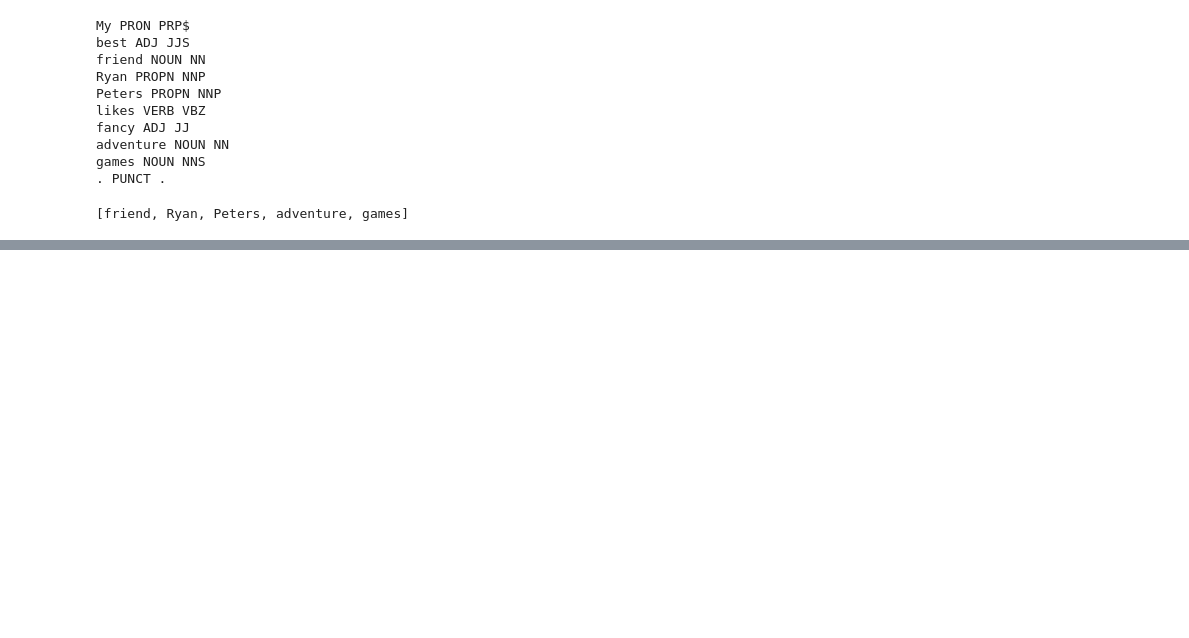
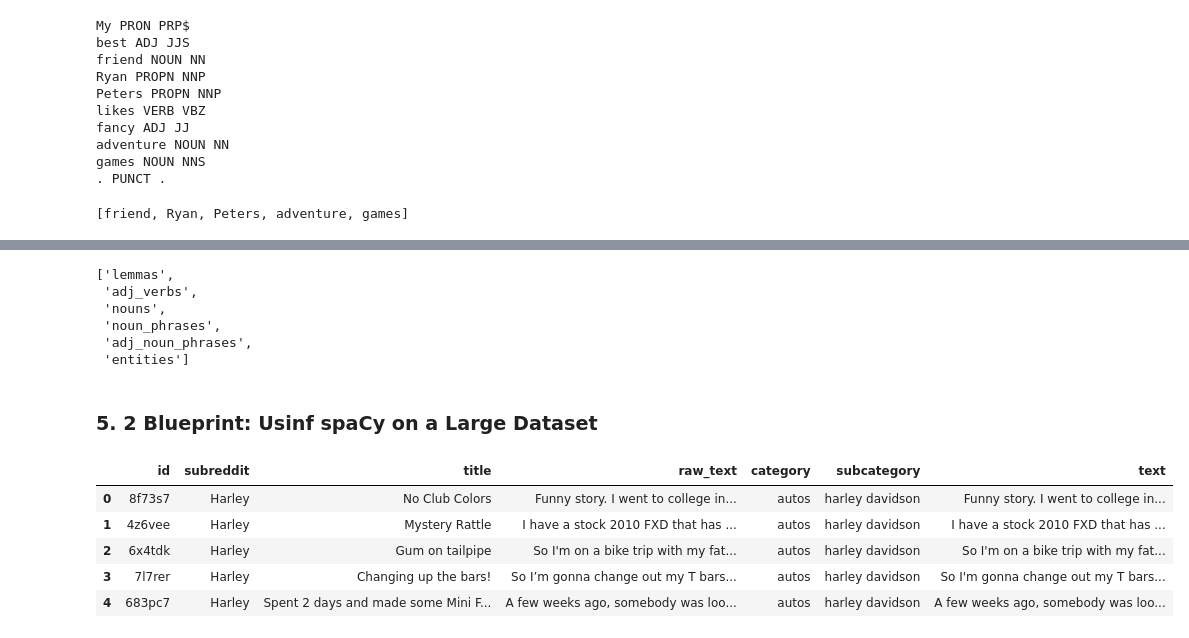
Before and after one commit to nicolasmollier/blueprints_for_text_analytics, a Jupyter notebook: notebooks/chapter_4.ipynb, the cells around one changed output, grey strips where cells are left out. Cells and saved outputs as stored; diff of their text form; code cells hidden in the pictures; blank space fills up the shorter version.

```diff
--- a/notebooks/chapter_4.ipynb
+++ b/notebooks/chapter_4.ipynb
@@ -797,0 +789,11 @@ nlp_columns
+# %%
+nlp_columns
+# %% [output]
+['lemmas',
+ 'adj_verbs',
+ 'nouns',
+ 'noun_phrases',
+ 'adj_noun_phrases',
+ 'entities']
+# %% [markdown]
+### 5. 2 Blueprint: Usinf spaCy on a Large Dataset
@@ -797,0 +807,9 @@ nlp_columns
+# %%
+df.head()
+# %% [output]
+|  | id | subreddit | title | raw_text | category | subcategory | text |
+| 0 | 8f73s7 | Harley | No Club Colors | Funny story. I went to college in... | autos | harley davidson | Funny story. I went to college in... |
+| 1 | 4z6vee | Harley | Mystery Rattle | I have a stock 2010 FXD that has ... | autos | harley davidson | I have a stock 2010 FXD that has ... |
+| 2 | 6x4tdk | Harley | Gum on tailpipe | So I'm on a bike trip with my fat... | autos | harley davidson | So I'm on a bike trip with my fat... |
+| 3 | 7l7rer | Harley | Changing up the bars! | So I’m gonna change out my T bars... | autos | harley davidson | So I'm gonna change out my T bars... |
+| 4 | 683pc7 | Harley | Spent 2 days and made some Mini F... | A few weeks ago, somebody was loo... | autos | harley davidson | A few weeks ago, somebody was loo... |
```
Also changed, not shown: parts of 90 cells of this notebook.
